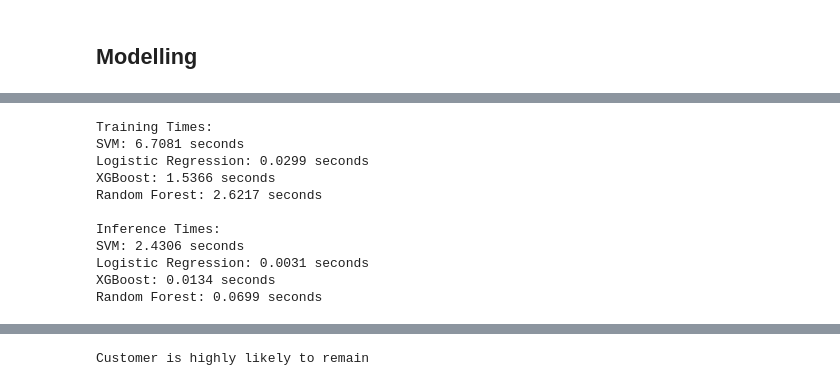
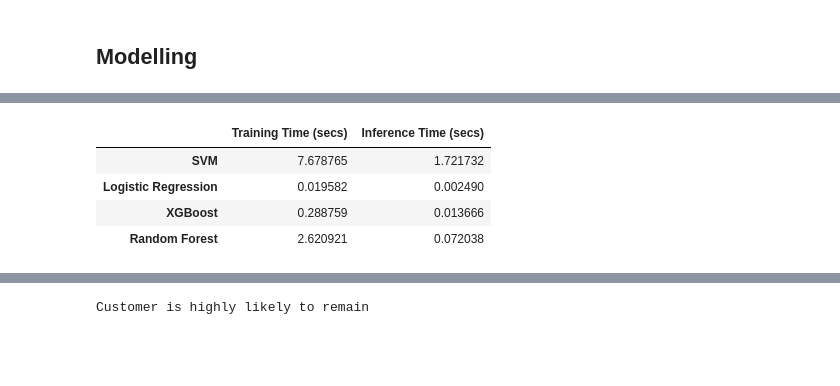
Before and after one commit to Auhre/Churn-Modelling---Base, a Jupyter notebook: Churn_Modelling.ipynb, the cells around one changed output, grey strips where cells are left out. Cells and saved outputs as stored; diff of their text form; code cells hidden in the pictures; blank space fills up the shorter version.

```diff
--- a/Churn_Modelling.ipynb
+++ b/Churn_Modelling.ipynb
@@ -505,19 +503,14 @@ X Features:
 17999    1
 Name: Exited, Length: 18000, dtype: int64
 # %%
-fmc.training(test_size=0.2, random_state=42)
+model_execution_time = fmc.training(test_size=0.2, random_state=42)
+model_execution_time
 # %% [output]
-Training Times:
-SVM: 6.7081 seconds
-Logistic Regression: 0.0299 seconds
-XGBoost: 1.5366 seconds
-Random Forest: 2.6217 seconds
-
-Inference Times:
-SVM: 2.4306 seconds
-Logistic Regression: 0.0031 seconds
-XGBoost: 0.0134 seconds
-Random Forest: 0.0699 seconds
+|  | Training Time (secs) | Inference Time (secs) |
+| SVM | 7.678765 | 1.721732 |
+| Logistic Regression | 0.019582 | 0.002490 |
+| XGBoost | 0.288759 | 0.013666 |
+| Random Forest | 2.620921 | 0.072038 |
 # %%
 fmc.evaluation_metrics()
 # %% [output]
```
Also changed, not shown: parts of 12 cells of this notebook.
